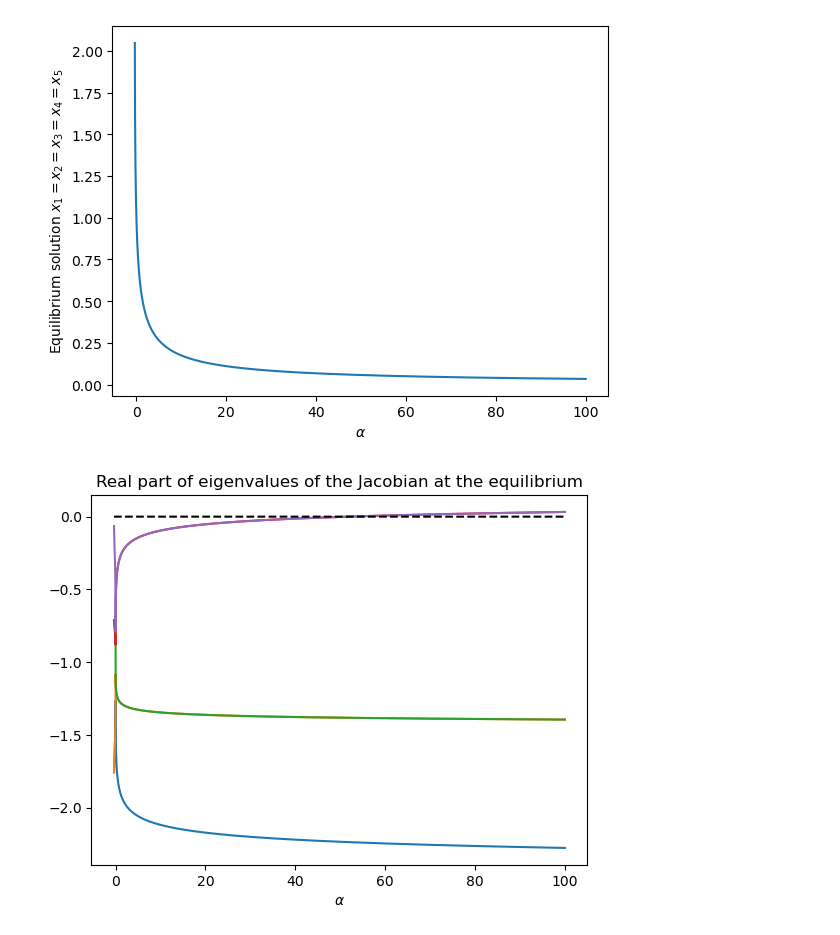
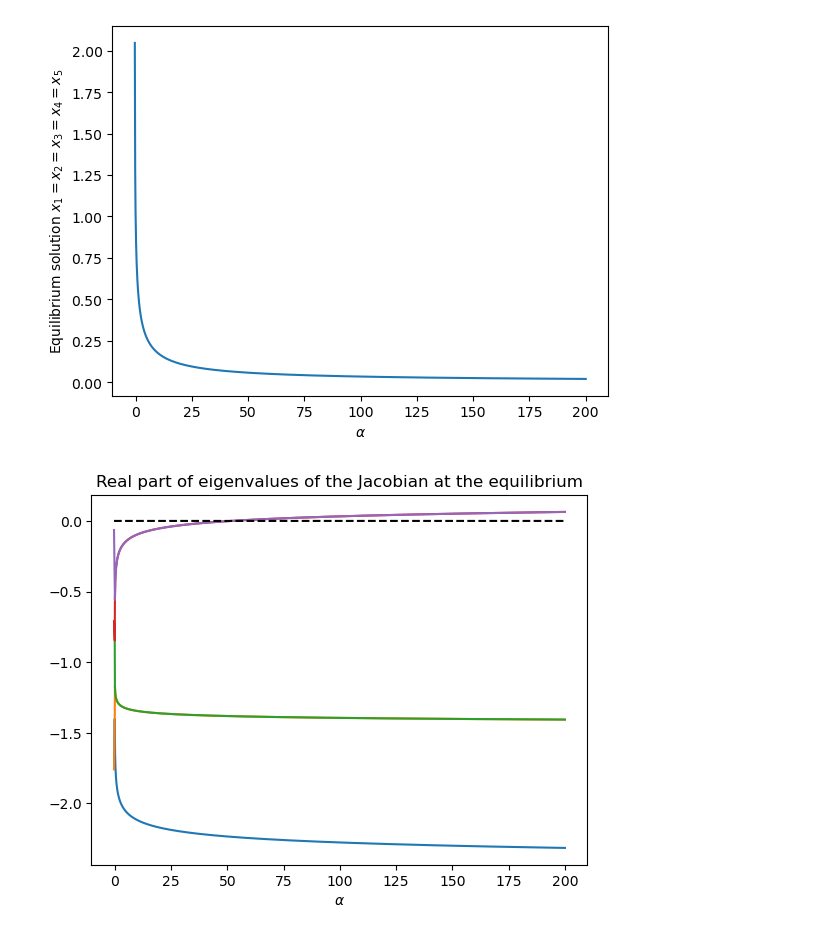
Before and after one commit to bigfatbernie/IBLMathModeling, a Jupyter notebook: book/python/circadian5-sol.ipynb, the cells around one changed output. Saved outputs shown, nothing was run; the diff lists cells and outputs as text; code cells hidden in the pictures.

```diff
--- a/book/python/circadian5-sol.ipynb
+++ b/book/python/circadian5-sol.ipynb
@@ -4,37 +4,37 @@ import matplotlib.pyplot as plt;
 from scipy.optimize import fsolve
 
 
-N = 10000
+N = 2500
 
 
 # Set up the values of alpha that we want to consider: [-1, 10]
-alpha = np.linspace(-0.35,100,N)
+alpha = np.linspace(-0.35,200,N)
 
 equil = np.zeros(N)
 i_equil = []
 alpha_equil = []
 
 
 for i in range(N):
     f  = lambda x: np.exp(-alpha[i]*x) -x;
     # fp = lambda a, x3: -a*np.exp(-a*3) - 1;
     sol = fsolve(f, 1, full_output="TRUE")
                 # full_output makes the function fsolve return other details about the outcome of the method
                 # such as whether or not the method converged, which is stored in the third component sol[2]
     if (sol[2]==1): # If fsolve found a solution
         equil[i] = sol[0][0]
         i_equil.append(i)
         alpha_equil.append(alpha[i])
 
     else : # If fsolve couldn't find an equilibrium
         equil[i] = 'NaN'
 
 
 plt.plot(alpha,equil)
 plt.xlabel(r"$\alpha$");
 plt.ylabel(r"Equilibrium solution $x_1=x_2=x_3=x_4=x_5$");
 # %% [output]
-[figure, old version]
+[figure, new version]
 # %%
 # Construct the Jacobian at the equilibrium for each alpha
 #
@@ -60,7 +60,7 @@ plt.title('Real part of eigenvalues of the Jacobian at the equilibrium');
 #plt.yticks(np.arange(-2.5, 0.1, 0.5));
 # plt.legend(["Real Eigenvalues", "Real part of complex eigenvalues"]);
 # %% [output]
-[figure, old version]
+[figure, new version]
 # %%
 # Check when the highest eigenvalue eig[:,4] (because they were sorted) turns from negative to positive
 
```
Also changed, not shown: parts of 5 cells of this notebook, 3 other files.
